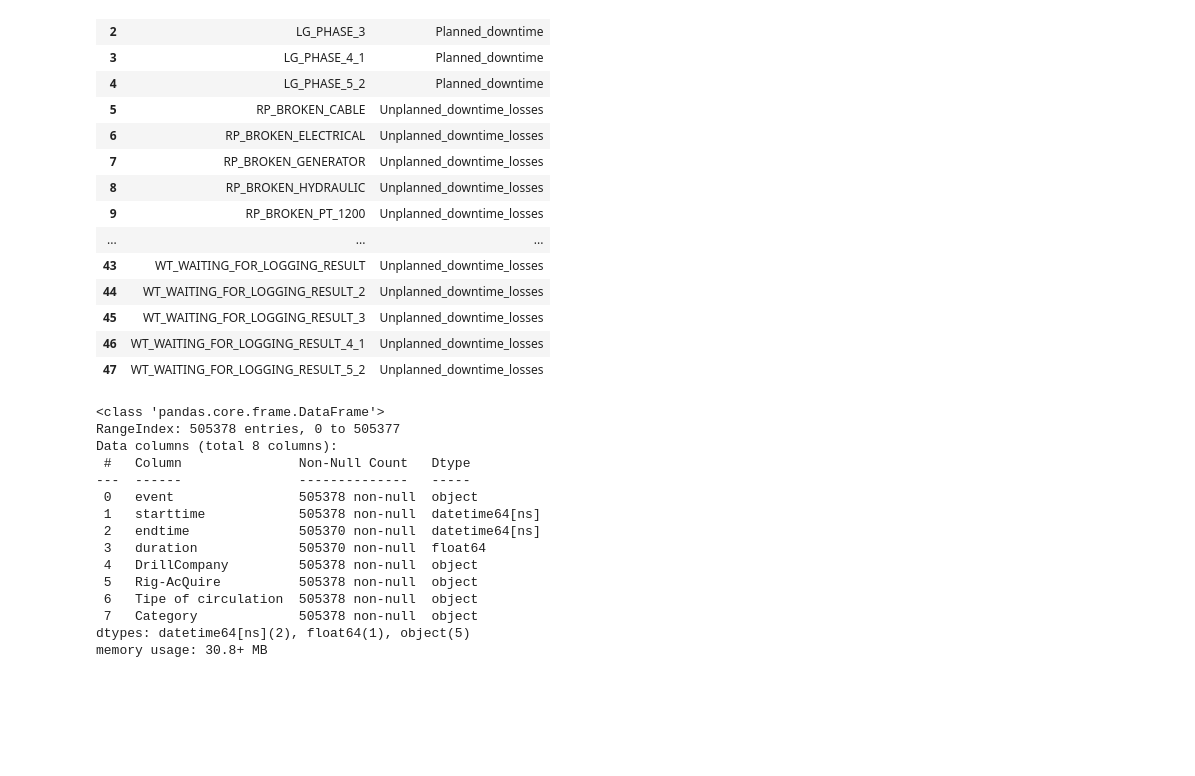
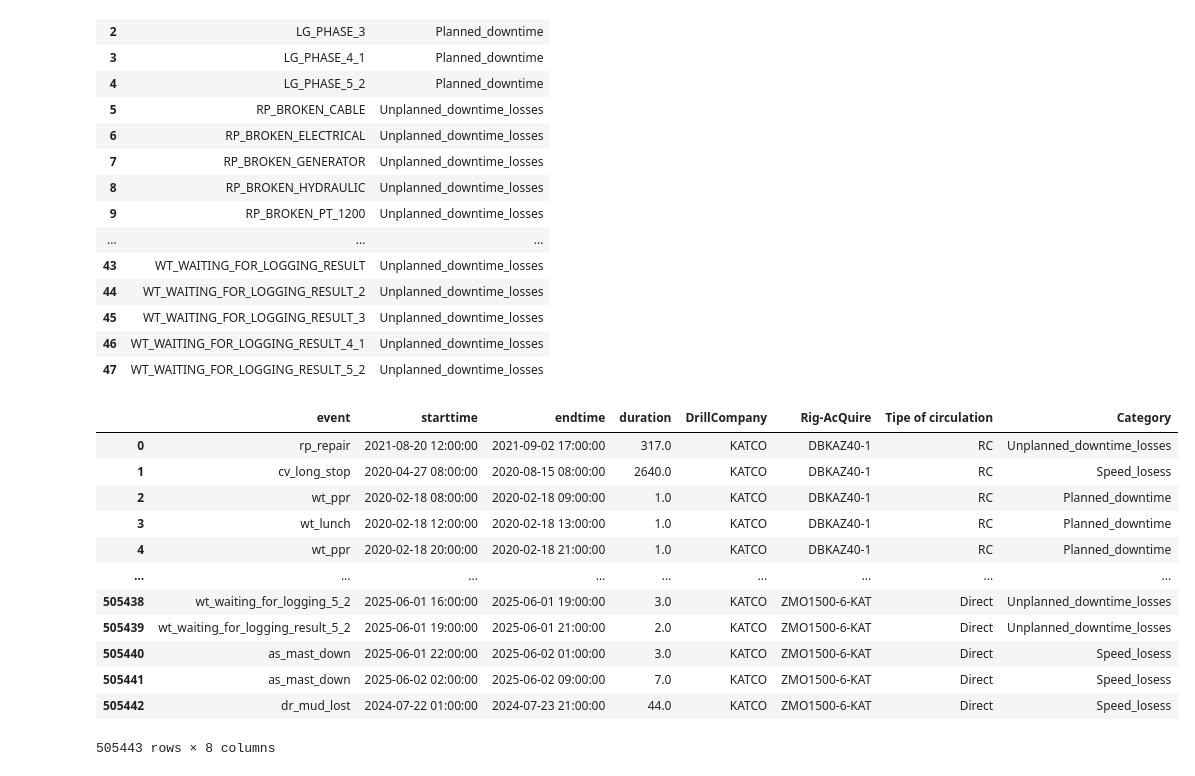
Before and after one commit to yevgeniy2504/Company, a Jupyter notebook: Scripts/OEE rigs.ipynb, the cells around one changed output. Saved outputs shown, nothing was run; the diff lists cells and outputs as text; code cells hidden in the pictures; blank space fills up the shorter version.

Commit message:
update start calculate

```diff
--- a/Scripts/OEE rigs.ipynb
+++ b/Scripts/OEE rigs.ipynb
@@ -283,23 +284,21 @@ df_operations_total = df_temp.merge(df_operations_u, on='event', how='left')
 df_operations_total['Category'] = df_operations_total['Category'].fillna('Speed_losess')
 # %%
 df_operations_copy = df_operations_total.copy()
-df_operations_total.info()
+df_operations_total
 # %% [output]
+|  | event | starttime | endtime | duration | DrillCompany | Rig-AcQuire | Tipe of circulation | Category |
+| 0 | rp_repair | 2021-08-20 12:00:00 | 2021-09-02 17:00:00 | 317.0 | KATCO | DBKAZ40-1 | RC | Unplanned_downtime_losses |
+| 1 | cv_long_stop | 2020-04-27 08:00:00 | 2020-08-15 08:00:00 | 2640.0 | KATCO | DBKAZ40-1 | RC | Speed_losess |
+| 2 | wt_ppr | 2020-02-18 08:00:00 | 2020-02-18 09:00:00 | 1.0 | KATCO | DBKAZ40-1 | RC | Planned_downtime |
+| 3 | wt_lunch | 2020-02-18 12:00:00 | 2020-02-18 13:00:00 | 1.0 | KATCO | DBKAZ40-1 | RC | Planned_downtime |
+| 4 | wt_ppr | 2020-02-18 20:00:00 | 2020-02-18 21:00:00 | 1.0 | KATCO | DBKAZ40-1 | RC | Planned_downtime |
+| ... | ... | ... | ... | ... | ... | ... | ... | ... |
+| 505438 | wt_waiting_for_logging_5_2 | 2025-06-01 16:00:00 | 2025-06-01 19:00:00 | 3.0 | KATCO | ZMO1500-6-KAT | Direct | Unplanned_downtime_losses |
+| 505439 | wt_waiting_for_logging_result_5_2 | 2025-06-01 19:00:00 | 2025-06-01 21:00:00 | 2.0 | KATCO | ZMO1500-6-KAT | Direct | Unplanned_downtime_losses |
+| 505440 | as_mast_down | 2025-06-01 22:00:00 | 2025-06-02 01:00:00 | 3.0 | KATCO | ZMO1500-6-KAT | Direct | Speed_losess |
+| 505441 | as_mast_down | 2025-06-02 02:00:00 | 2025-06-02 09:00:00 | 7.0 | KATCO | ZMO1500-6-KAT | Direct | Speed_losess |
+| 505442 | dr_mud_lost | 2024-07-22 01:00:00 | 2024-07-23 21:00:00 | 44.0 | KATCO | ZMO1500-6-KAT | Direct | Speed_losess |
-<class 'pandas.core.frame.DataFrame'>
-RangeIndex: 505378 entries, 0 to 505377
-Data columns (total 8 columns):
- #   Column               Non-Null Count   Dtype
----  ------               --------------   -----
- 0   event                505378 non-null  object
- 1   starttime            505378 non-null  datetime64[ns]
- 2   endtime              505370 non-null  datetime64[ns]
- 3   duration             505370 non-null  float64
- 4   DrillCompany         505378 non-null  object
- 5   Rig-AcQuire          505378 non-null  object
- 6   Tipe of circulation  505378 non-null  object
- 7   Category             505378 non-null  object
-dtypes: datetime64[ns](2), float64(1), object(5)
-memory usage: 30.8+ MB
+505443 rows × 8 columns
 # %%
 # Убедимся, что endtime — datetime (хотя уже подтверждено)
 df_operations_total['endtime'] = pd.to_datetime(df_operations_total['endtime'])
```
Also changed, not shown: parts of 12 cells of this notebook.
